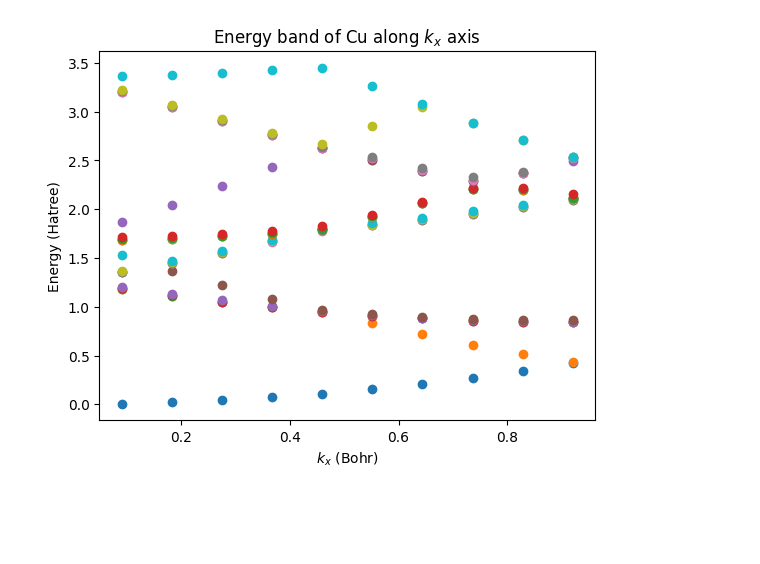
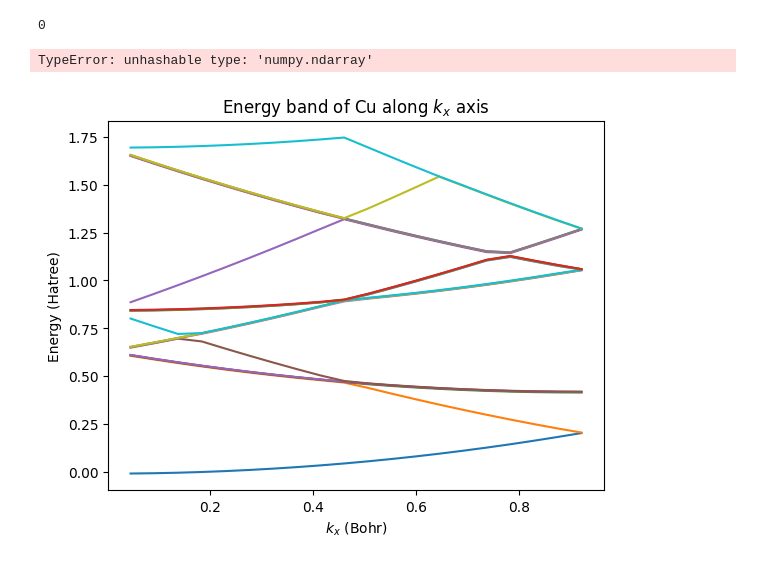
Before and after one commit to Williame33445/physics-projects, a Jupyter notebook: periodic-solids/Cu-via-LAPW.ipynb, the cells around one changed output. Cells and saved outputs as stored; diff of their text form; code cells hidden in the pictures; blank space fills up the shorter version.

```diff
--- a/periodic-solids/Cu-via-LAPW.ipynb
+++ b/periodic-solids/Cu-via-LAPW.ipynb
@@ -21,10 +23,10 @@ from scipy.linalg import eigh
 # %%
 #constants
-a = 6.83087
+a = 6.822
 vol = 3*(a**3)/4
 
 #simulation parameters
-l_max = 9
+l_max = 7
 nLim = 2
 
 #recipricol lattice vectors
@@ -61,22 +57,28 @@ RDotMax = np.empty(l_max)
 RDotDashMax = np.empty(l_max)
 N = np.empty(l_max)
 # %%
-
 def getAllUs(l,E):
-    def g(r):
+    def f(r):
         if r == 0:
             return 0
         return l*(l+1)/r**2 + 2*(V(r) - E)
 
     us = np.empty(len(rs))
     us[0] = 0
-    us[1] = 10
+    us[1] = rs[1]**(l+1)*(1-29*rs[1]/(l+1))
+
+    fn = f(rs[1])
+    w0 = 0
+    w1 = (1 - h12*fn)*us[1]
 
     for n in range(1,len(rs)-1):
-        D = 2*us[n]*(1 + 5*(h**2)*g(rs[n])/12) - us[n-1]*(1 - (h**2)*g(rs[n-1])/12)
-        N = 1 - (h**2)*g(rs[n+1])/12
-        us[n+1] = D/N
+        w2 = 2*w1 - w0 + h2*us[n]*fn
+        fn1 = f(rs[n+1])
+        us[n+1] = w2/(1 - h12*fn1)
+        w0 = w1
+        w1 = w2
+        fn = fn1
 
-    return us/np.sqrt(simpsons(us**2))
+    return us/np.sqrt(integrate.simpson(us**2,x=rs))
 # %%
 def getuDots(l,usR):
@@ -112,17 +118,18 @@ def test(l,uDots,us):
 # %%
 #find global variables
 for l in range(l_max):
-    us = getAllUs(l,Es[l])
+    #use logarithmic derivative
+    us = getAllUs(l,E_v)
     RMax[l] = us[-2]/r_max
-    RDashMax[l] = (us[-1] - us[-3])/(2*h*r_max) - us[-2]/(r_max**2)
-    uDots = getuDots(l,us)
+    RDashMax[l] = us[-2]*np.log(us[-1]/us[-3])/(2*h*r_max) - us[-2]/(r_max**2) #log derivative
+    uDots = getuDots(l,us)/2 #?
     RDotMax[l] = uDots[-2]/r_max
-    RDotDashMax[l] = (uDots[-1] - uDots[-3])/(2*h*r_max) - uDots[-2]/(r_max**2)
+    RDotDashMax[l] = uDots[-2]*np.log(uDots[-1]/uDots[-3])/(2*h*r_max) - uDots[-2]/(r_max**2)
 
-
-    #print((r_max**2)*(RDashMax[l]*RDotMax[l] - RMax[l]*RDotDashMax[l]))
+    #print(uDots -(getAllUs(l,E_v+0.0001) - getAllUs(l,E_v-0.0001))/0.0002)
+    print((r_max**2)*(RDashMax[l]*RDotMax[l] - RMax[l]*RDotDashMax[l]))
     #print(simpsons(uDots*us))
     #if l == l_max-1:
     #    test(l,uDots,us)
 
-    N[l] = simpsons(uDots**2)
+    N[l] = integrate.simpson(uDots**2,x=rs)
@@ -186,21 +186,25 @@ def getE(k):
 # %%
 #finds the energies for a list of k's
-ks2 = [2*np.pi*np.array([i/10,0,0])/a for i in range(1,11)]
+ks2 = [2*np.pi*np.array([i/20,0,0])/a for i in range(1,21)]
 Es2 = np.empty([len(ks2),20])
 
 for i,k in enumerate(ks2):
+    print(i)
     sol = getE(k)
     for j in range(20):
         Es2[i,j] = sol[j]
+# %% [output]
+0
+TypeError: unhashable type: 'numpy.ndarray'
 # %%
 #Graphs
 kx = list(map(lambda k: k[0],ks2))
 
 for i in range(20):
-    plt.scatter(kx,Es2[:,i]/2)
+    plt.plot(kx,Es2[:,i]/2)
 plt.title(r"Energy band of Cu along $k_x$ axis")
 plt.xlabel(r"$k_x$ (Bohr)")
 plt.ylabel("Energy (Hatree)")
 plt.show()
 # %% [output]
-[figure, old version]
+[figure, new version]
```
Also changed, not shown: parts of 7 cells of this notebook, 1 other file.
